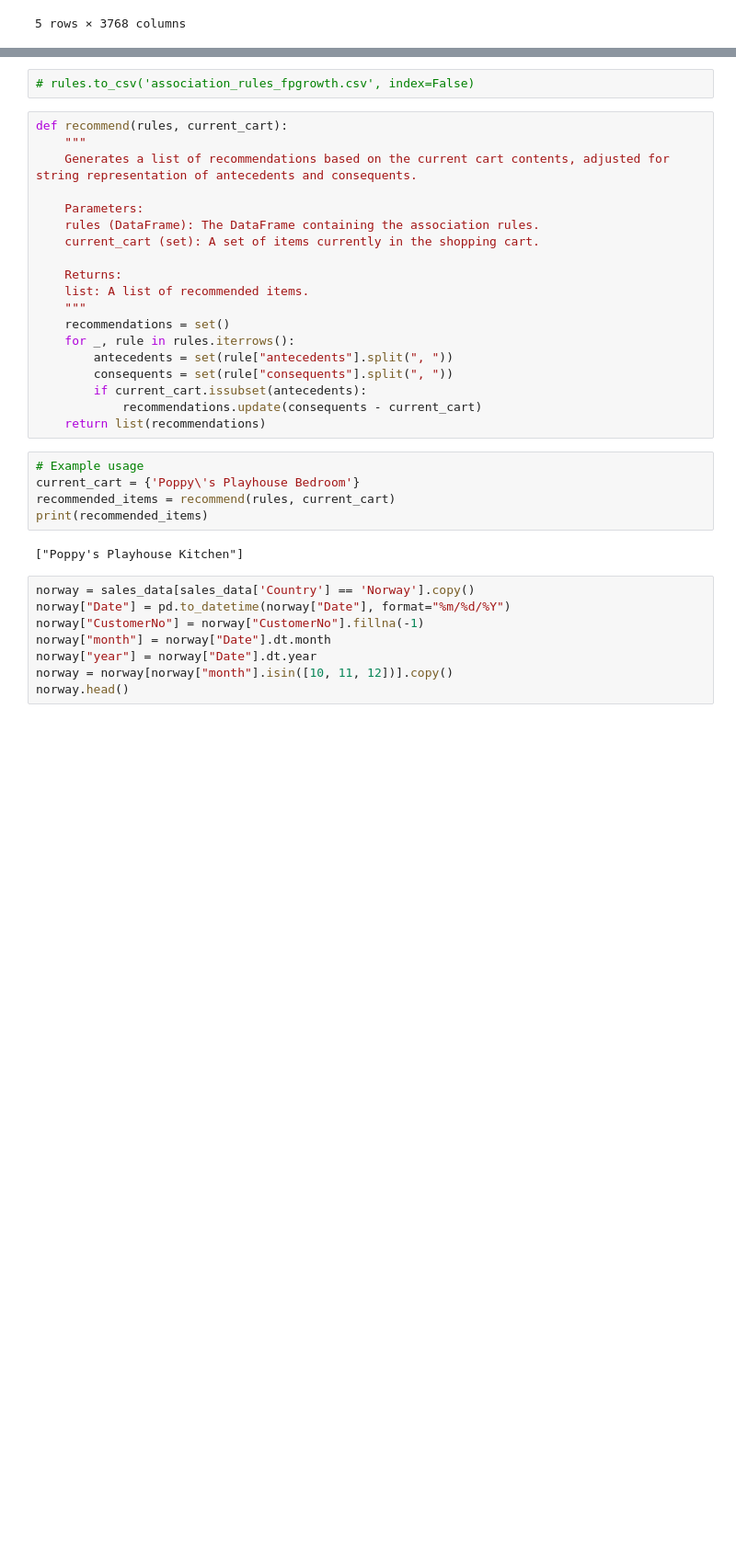
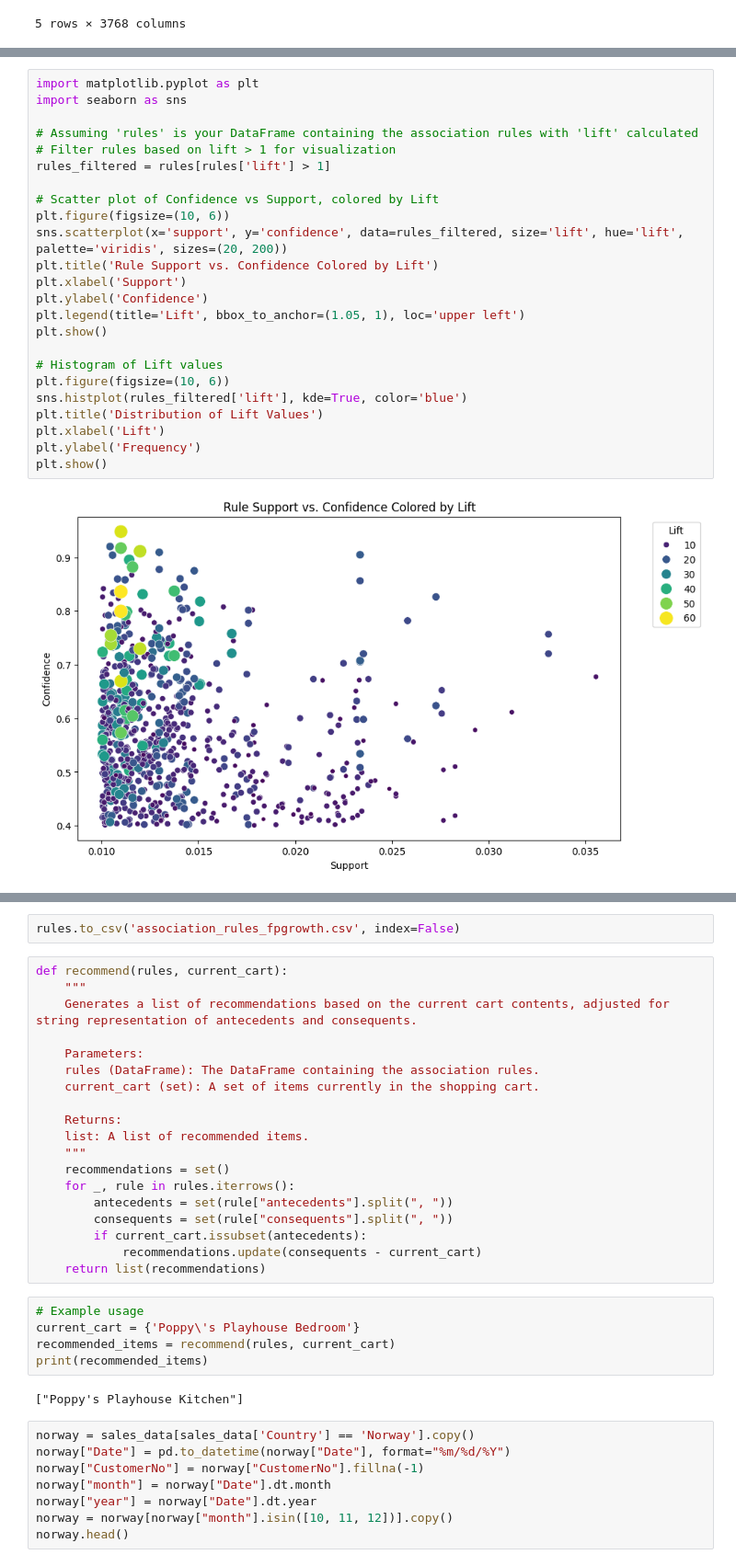
Before and after one commit to Smit1400/SmartCart_MBA, a Jupyter notebook: MBA.ipynb, the cells around one changed output, grey strips where cells are left out. Shown at 92% size. Drawn from its saved outputs; the diff is of its cells as text; blank space fills up the shorter version.

```diff
--- a/MBA.ipynb
+++ b/MBA.ipynb
@@ -75,0 +87,26 @@ rules.shape
+# %%
+import matplotlib.pyplot as plt
+import seaborn as sns
+
+# Assuming 'rules' is your DataFrame containing the association rules with 'lift' calculated
+# Filter rules based on lift > 1 for visualization
+rules_filtered = rules[rules['lift'] > 1]
+
+# Scatter plot of Confidence vs Support, colored by Lift
+plt.figure(figsize=(10, 6))
+sns.scatterplot(x='support', y='confidence', data=rules_filtered, size='lift', hue='lift', palette='viridis', sizes=(20, 200))
+plt.title('Rule Support vs. Confidence Colored by Lift')
+plt.xlabel('Support')
+plt.ylabel('Confidence')
+plt.legend(title='Lift', bbox_to_anchor=(1.05, 1), loc='upper left')
+plt.show()
+
+# Histogram of Lift values
+plt.figure(figsize=(10, 6))
+sns.histplot(rules_filtered['lift'], kde=True, color='blue')
+plt.title('Distribution of Lift Values')
+plt.xlabel('Lift')
+plt.ylabel('Frequency')
+plt.show()
+# %% [output]
+[figure, added]
@@ -76,5 +114,5 @@ rules.shape
 # %%
-# rules.to_csv('association_rules_fpgrowth.csv', index=False)
+rules.to_csv('association_rules_fpgrowth.csv', index=False)
 # %%
 def recommend(rules, current_cart):
     """
```
Also changed, not shown: parts of 6 cells of this notebook, 2 other files.
